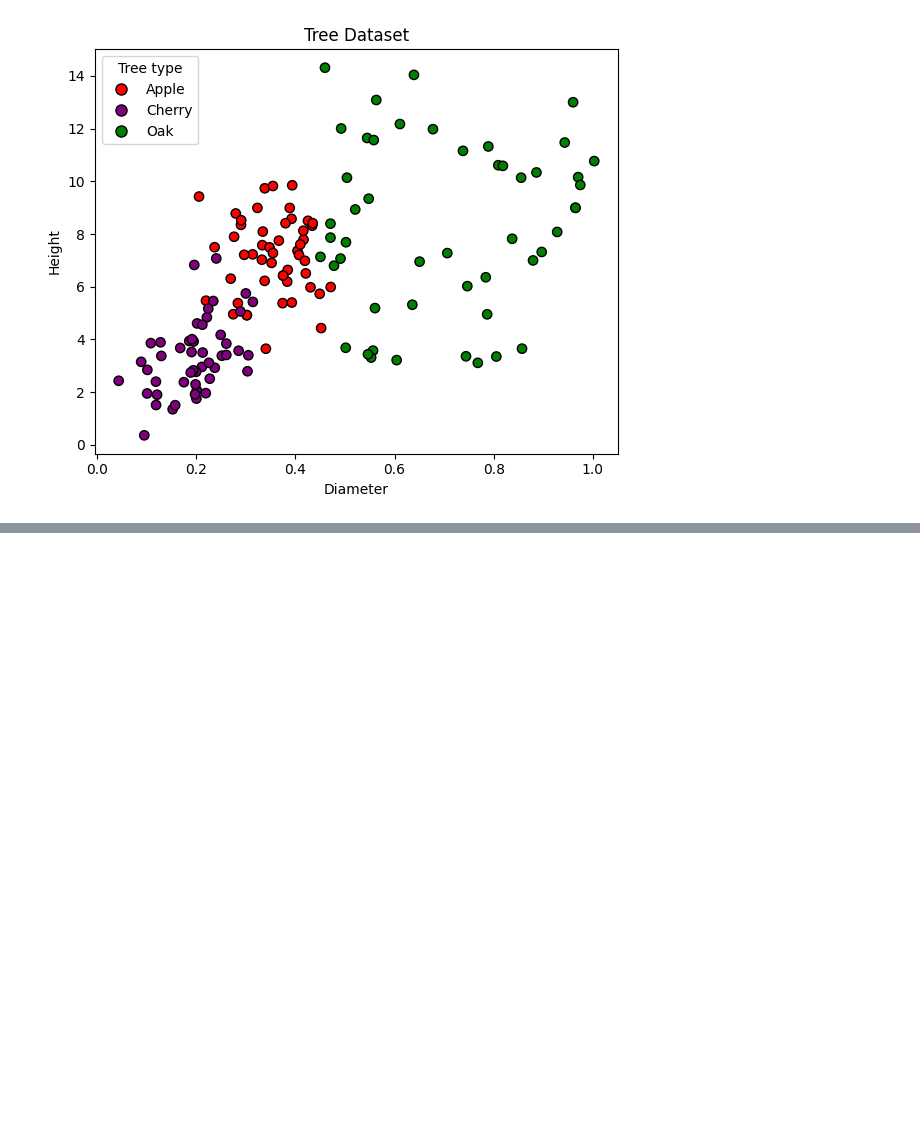
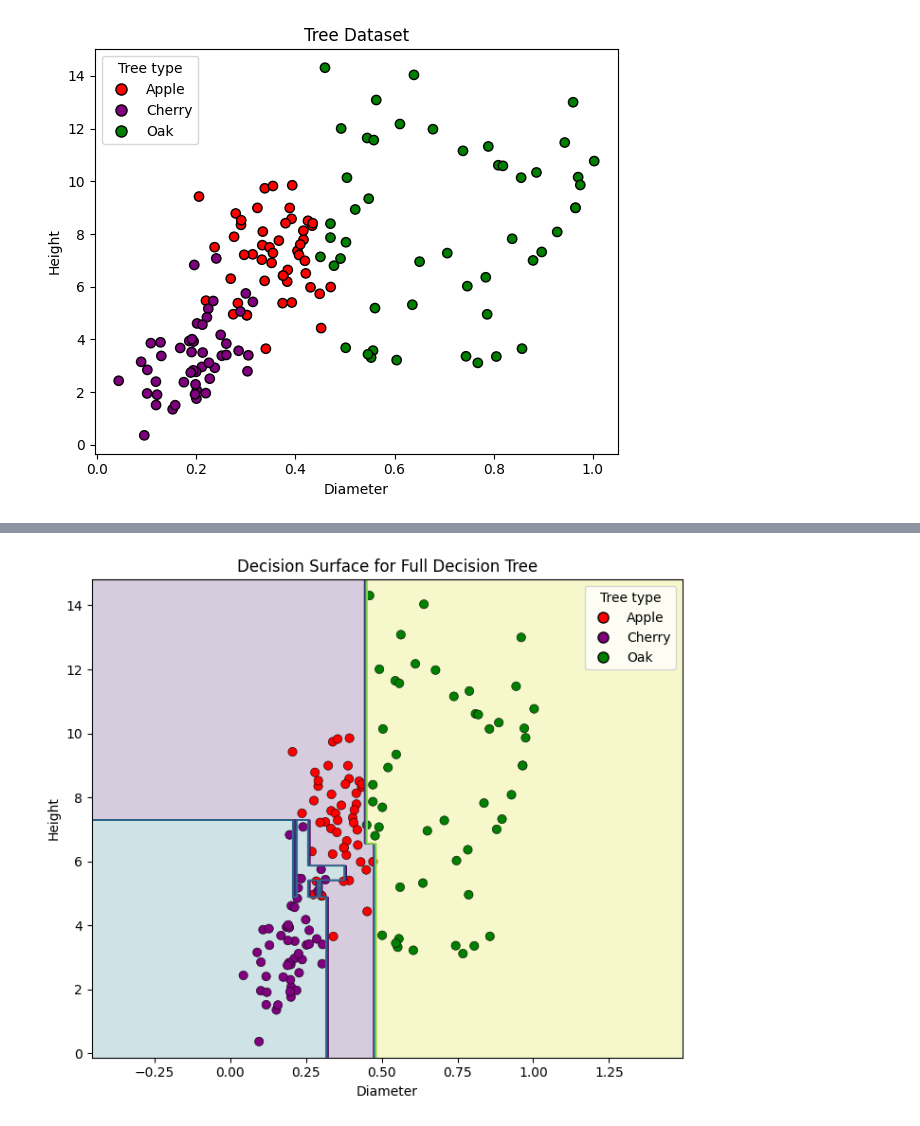
Before and after one commit to satadisha/data-exploratorium, a Jupyter notebook: general-lectures/interactive_ml_demo.ipynb, the cells around one changed output, grey strips where cells are left out. Saved outputs shown, nothing was run; the diff lists cells and outputs as text; code cells hidden in the pictures; blank space fills up the shorter version.

```diff
--- a/general-lectures/interactive_ml_demo.ipynb
+++ b/general-lectures/interactive_ml_demo.ipynb
@@ -1466,0 +1529,57 @@ plt.show()
+# %%
+# Features and label
+X = df[["Diameter", "Height"]].values
+y_raw = df["Family"].astype(str).values
+
+# Encode labels for the classifier
+le = LabelEncoder()
+y = le.fit_transform(y_raw)
+
+# Fit the full decision tree (no max_depth cap)
+clf = DecisionTreeClassifier(max_depth=None, random_state=0)
+clf.fit(X, y)
+
+# Mesh for decision surface
+pad = 0.5
+x_min, x_max = X[:, 0].min() - pad, X[:, 0].max() + pad
+y_min, y_max = X[:, 1].min() - pad, X[:, 1].max() + pad
+
+h = 0.01
+xx, yy = np.meshgrid(
+    np.arange(x_min, x_max, h),
+    np.arange(y_min, y_max, h)
+)
+grid = np.c_[xx.ravel(), yy.ravel()]
+Z = clf.predict(grid).reshape(xx.shape)
+
+# Fixed color scheme for points
+def norm_label(s: str) -> str:
+    return s.strip().lower()
+
+color_map = {"apple": "red", "cherry": "purple", "oak": "green"}
+point_colors = [color_map.get(norm_label(lbl), "gray") for lbl in y_raw]
+
+# Plot decision regions + points
+plt.figure(figsize=(7, 6))
+plt.contourf(xx, yy, Z, alpha=0.22)          # regions
+plt.contour(xx, yy, Z, linewidths=1.0)       # boundaries
+plt.scatter(X[:, 0], X[:, 1], c=point_colors, edgecolor="k", s=45, linewidth=0.4)
+
+plt.xlabel("Diameter")
+plt.ylabel("Height")
+plt.title("Decision Surface for Full Decision Tree")
+
+# Legend matching point colors
+handles = [
+    Line2D([0], [0], marker="o", color="w",
+           markerfacecolor=color_map[name], markeredgecolor="k",
+           markersize=8, label=name.title())
+    for name in ["apple", "cherry", "oak"]
+    if any(norm_label(lbl) == name for lbl in y_raw)
+]
+plt.legend(handles=handles, title="Tree type", loc="upper right", frameon=True)
+
+plt.tight_layout()
+plt.show()
+# %% [output]
+[figure, added]
```
Also changed, not shown: parts of 15 cells of this notebook, 28 other files.
